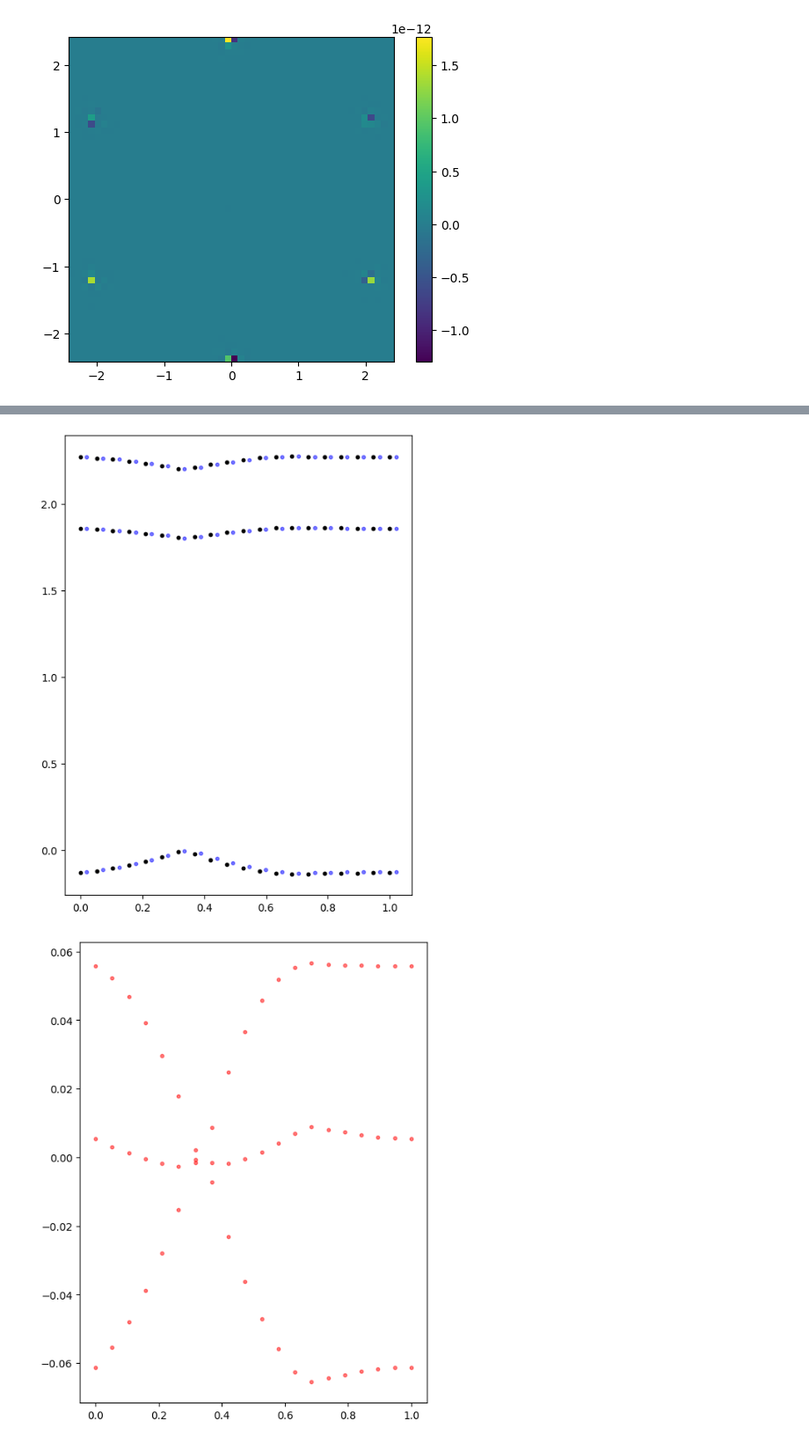
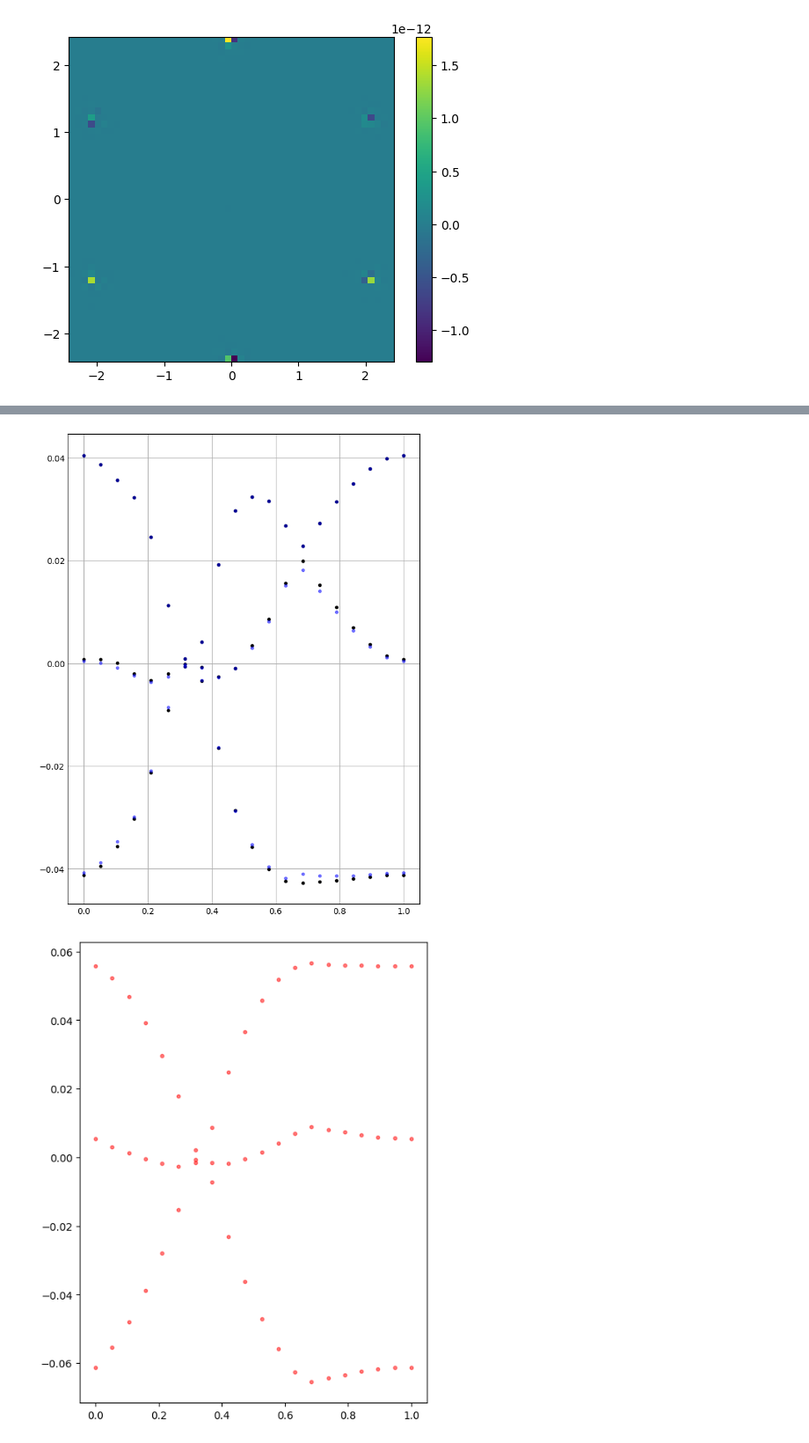
Before and after one commit to ChriGomm/master, a Jupyter notebook: numerics/dip_dip.ipynb, the cells around one changed output, grey strips where cells are left out. Shown at 88% size. Saved outputs shown, nothing was run; the diff lists cells and outputs as text; code cells hidden in the pictures.

```diff
--- a/numerics/dip_dip.ipynb
+++ b/numerics/dip_dip.ipynb
@@ -262,12 +262,12 @@ k1 = 2*np.pi/3*np.array([-1,np.sqrt(3),0])
 k2 = 4*np.pi/3*np.array([1,0,0])
 # lattice = [latticeA,latticeB]
 
-def bare_interaction(Delta_R_vec: np.ndarray, i: int, j: int) -> float:
+def bare_interaction(Delta_R_vec: np.ndarray, i: int, j: int, interaction_radius: float) -> float:
     """Calculate the bare interaction between two dipoles."""
     Del_R = np.linalg.norm(Delta_R_vec)
     # if Del_R > np.sqrt(3)+0.01:
     # if Del_R > 1.01:
-    if Del_R ==0:
+    if Del_R >interaction_radius:
         return 0
     potential = 0
     if i == j:
@@ -277,12 +277,12 @@ def bare_interaction(Delta_R_vec: np.ndarray, i: int, j: int) -> float:
     potential -= 15/Del_R**7 *Delta_R_vec[i] * Delta_R_vec[j]
     return potential
 
-def bare_interaction_coulomb(Delta_R_vec: np.ndarray, i: int, j:int) -> float:
+def bare_interaction_coulomb(Delta_R_vec: np.ndarray, i: int, j:int, interaction_radius: float) -> float:
     beta = 0.02
     potential = 0
     Del_R = np.linalg.norm(Delta_R_vec)
-    # if Del_R > 5*np.sqrt(3)+0.01:
-    #     return 0
+    if Del_R >interaction_radius:
+        return 0
     if i==j:
         potential += 1
     potential -= 3*Delta_R_vec[i]*Delta_R_vec[j]/Del_R**2
@@ -787,16 +913,16 @@ def k_course(t: float) -> np.ndarray:
     else:
         return (t-2/3)*3 * (k3-k2) + k2
 
-fig, axi  = plt.subplots(1,1,figsize=(6, 8))
+fig, axi = plt.subplots(1,1,figsize=(6, 8))
 
-ax = [axi,axi,axi]
+ax = [axi,axi,axi,axi,axi,axi]
 
 
 t = np.linspace(0, 1,20)
 
 def wrap_kloop(i,grid_size):
     k = k_course(t[i])
-    dmat1 = extended_grid_mat(k,bare_interaction_coulomb,bare_interaction_coulomb_onsite,grid_size)
+    dmat1 = extended_grid_mat(k,bare_interaction_coulomb,no_onsite_interaction,grid_size,np.sqrt(3)*grid_size)
     eigvals1, eigvecs1 = np.linalg.eig(dmat1)
     return eigvals1
 eigs = np.zeros((len(t), 3), dtype=complex)
@@ -805,51 +931,51 @@ for i in range(len(t)):
     k = k_course(t[i])
     # dmat2 = extended_grid_mat(k,bare_interaction,no_onsite_interaction,6)
     # dmat2 = extended_grid_mat(k,bare_interaction_coulomb,no_onsite_interaction,6)
-
+    # dmat2 = Hamiltonian(k,bare_interaction_coulomb,bare_interaction_coulomb_onsite,6)
     # dmat = D_mat(k,bare_interaction_coulomb,no_onsite_interaction,20)
     # # print(np.sum(np.conjugate(dmat)-dmat))
     # # dmat3 = D_mat_nn(k)
-    # dmat3 = D_mat(k,bare_interaction_coulomb,no_onsite_interaction,30)
-    dmat4 = D_mat(k,bare_interaction_coulomb,bare_interaction_coulomb_onsite,60)
-    dmat1 = np.zeros((3,3),dtype=complex)
-    dmat5 = np.zeros((3,3),dtype=complex)
+    dmat4 = D_mat(k,bare_interaction_coulomb,no_onsite_interaction,60,np.sqrt(3)*grid_size)
+    # dmat4 = D_mat(k,bare_interaction_coulomb,bare_interaction_coulomb_onsite,60)
+    # dmat1 = np.zeros((3,3),dtype=complex)
+    # dmat5 = np.zeros((3,3),dtype=complex)
     dmat6 = np.zeros((3,3),dtype=complex)
     for h in range(3):
         for l in range(3):
             # dmat1[h,l] = dmat[h,l]+ dmat[h+3,l] +dmat[h,l+3] + dmat[h+3,l+3]
             # dmat5[h,l] = dmat3[h,l]+ dmat3[h+3,l] +dmat3[h,l+3] + dmat3[h+3,l+3]
             dmat6[h,l] = dmat4[h,l]+ dmat4[h+3,l] +dmat4[h,l+3] + dmat4[h+3,l+3]
     # eigenvals1, eigvecs1 = np.linalg.eig(dmat1)
 
     # eigenvals2, eigvecs2 = np.linalg.eig(dmat2)
 
     eigenvals6, eigvecs4 = np.linalg.eig(dmat6)
     # eigenvals5, eigvecs5 = np.linalg.eig(dmat5)
     eigs[i] = eigenvals6
 
     for index in range(len(eigenvals6)):
         # ax[index].scatter(t[i],eigenvals1[index],color='blue', s=10, alpha=0.5)
         # ax[index].scatter(t[i],eigenvals5[index],color='green', s=10, alpha=0.5)
-        # ax[index].scatter(t[i],eigenvals2[index],color='blue', s=10)
+        # ax[index].scatter(t[i],eigenvals2[index]/np.max(eigenvals2)*np.max(eigenvals6),color='blue', s=10)
         ax[index].scatter(t[i],eigenvals6[index],color='0',s=10)
 
-eigvals2 = parallel_for([len(t)],wrap_kloop,6).astype(np.complex64)
+# eigvals2 = parallel_for([len(t)],wrap_kloop,60).astype(np.complex64)
 
 
 for i in range(eigvals2.shape[0]):
     eigen = sorted(eigvals2[i])[::-1]
     for j in range(eigvals2.shape[1]):
 
-        ax[j].scatter(t[i]+0.02,eigvals2[i,j]*np.max(eigs[i])/np.max(eigen),color='blue', s=10, alpha=0.5)
+        ax[j].scatter(t[i],eigvals2[i,j]*np.max(eigs[i])/np.max(eigen),color='blue', s=10, alpha=0.5)
         # ax[j].scatter(t[i]+0.02,eigvals3[i,j]*np.max(eigs[i])/np.max(eigvals3[i]),color='green', s=10, alpha=0.5)
         # ax[j].scatter(t[i]+0.02,eigvals4[i,j]*np.max(eigs[i])/np.max(eigvals4[i]),color='0', s=10)
         # ax[j].scatter(t[i]+0.02,eigvals5[i,j]*np.max(eigs[i])/np.max(eigvals5[i]),color='red', s=10)
         # ax[j].scatter(t[i],eigen[j]*np.max(eigs[i])/np.max(eigen),color='red', s=10, alpha=0.5)
         # ax.scatter(t[i],eigvals4[i,j],color='0',s=10)
         # ax[j].scatter(t[i],eigs[i,j]/np.max(eigs[i])*np.max(eigvals2[i]),color='blue', s=10, alpha=0.5)
 plt.show()
 # %% [output]
-[figure, old version]
+[figure, new version]
 # %%
 fig, ax = plt.subplots(1,1,figsize=(6, 8))
 for i in range(eigvals2.shape[0]):
```
Also changed, not shown: parts of 9 cells of this notebook.
